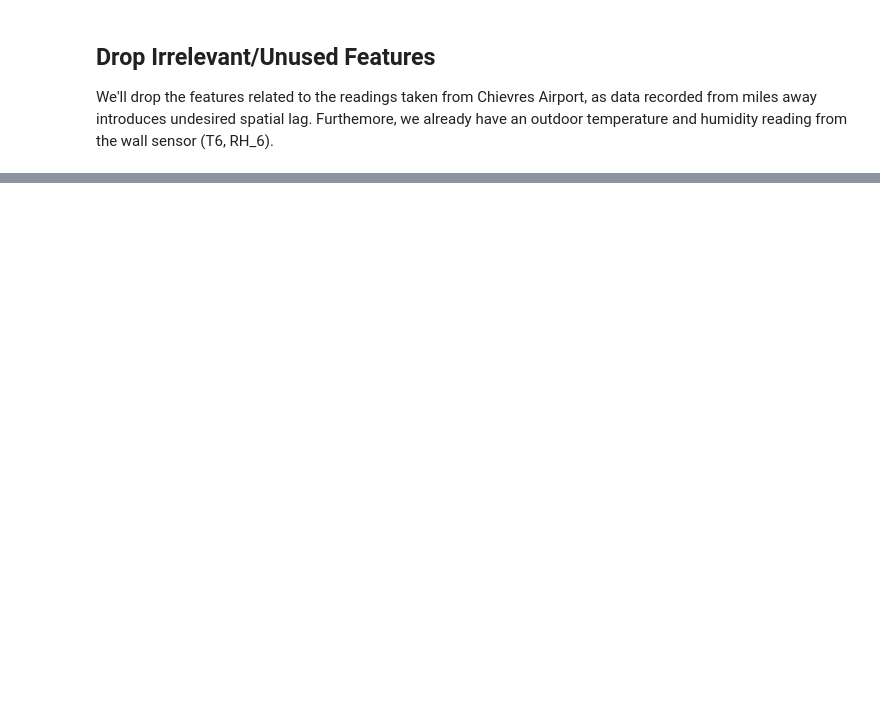
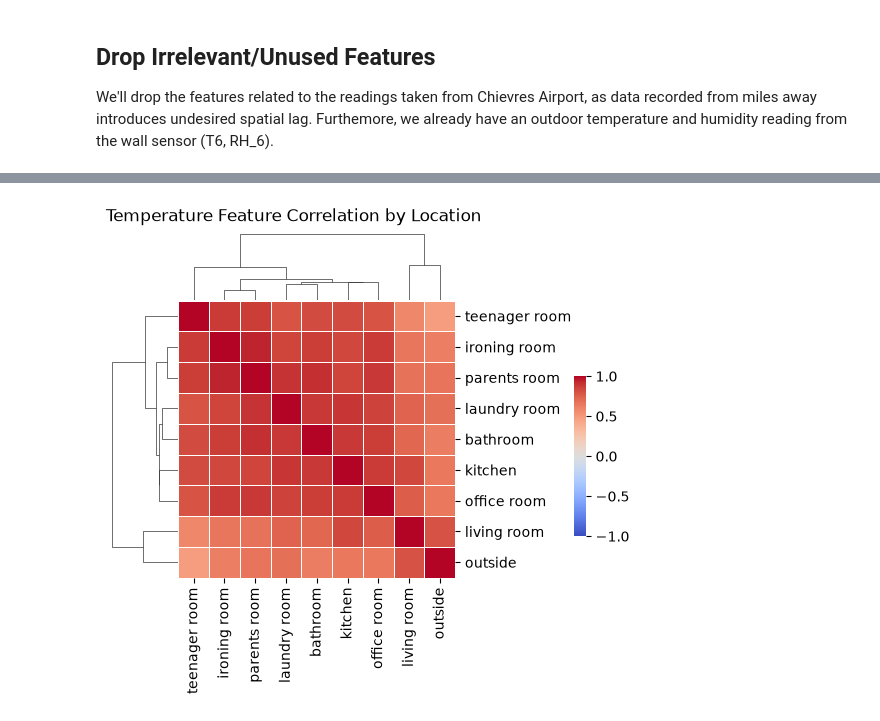
Before and after one commit to husnazainurin/energy-forecasting, a Jupyter notebook: notebooks/01_data_exploration.ipynb, the cells around one changed output, grey strips where cells are left out. Saved outputs shown, nothing was run; the diff lists cells and outputs as text; code cells hidden in the pictures; blank space fills up the shorter version.

Commit message:
docs: visualize temp and humidity correlation, add grouping strategy

```diff
--- a/notebooks/01_data_exploration.ipynb
+++ b/notebooks/01_data_exploration.ipynb
@@ -83,0 +151,81 @@ energy.dtypes
+# %%
+import matplotlib.pyplot as plt
+import seaborn as sns
+
+# Define location sequence
+loc = [
+    "kitchen",
+    "living room",
+    "laundry room",
+    "office room",
+    "bathroom",
+    "outside",
+    "ironing room",
+    "teenager room",
+    "parents room",
+]
+
+# Initialize column names T1 - T9 and RH_1 - RH_9
+temp_feature = [f"T{i+1}" for i in range(9)]
+humid_feature = [f"RH_{i+1}" for i in range(9)]
+
+# Calculate correlations
+temp_corr = energy[temp_feature].corr(method="pearson")
+humid_corr = energy[humid_feature].corr(method="pearson")
+
+# Temperature Features
+# ---
+cg_temp = sns.clustermap(
+    temp_corr,
+    cmap="coolwarm",
+    vmin=-1,
+    vmax=1,
+    annot=False,
+    linewidths=0.5,
+    figsize=(4, 4),
+    cbar_pos=(1.2, 0.2, 0.03, 0.4),
+)
+
+# Reorder locations based on temperature dendrogram
+temp_labels = [loc[i] for i in cg_temp.dendrogram_col.reordered_ind]
+
+# Set X and Y labels
+cg_temp.ax_heatmap.set_xticklabels(temp_labels, rotation=90)
+cg_temp.ax_heatmap.set_yticklabels(temp_labels, rotation=0)
+
+# Set title
+cg_temp.fig.suptitle(
+    "Temperature Feature Correlation by Location", y=1.02, fontsize=12
+)
+
+
+# Humidity Features
+# ---
+cg_humid = sns.clustermap(
+    humid_corr,
+    cmap="coolwarm",
+    vmin=-1,
+    vmax=1,
+    annot=False,
+    linewidths=0.5,
+    figsize=(4, 4),
+    cbar_pos=(1.2, 0.2, 0.03, 0.4),
+)
+
+# Reorder locations based on humidity dendrogram
+humid_labels = [loc[i] for i in cg_humid.dendrogram_col.reordered_ind]
+
+# Set X and Y labels
+cg_humid.ax_heatmap.set_xticklabels(humid_labels, rotation=90)
+cg_humid.ax_heatmap.set_yticklabels(humid_labels, rotation=0)
+
+# Set title
+cg_humid.fig.suptitle(
+    "Humidity Feature Correlation by Location", y=1.02, fontsize=12
+)
+
+# Render both figures
+plt.tight_layout()
+plt.show()
+# %% [output]
+[figure, added]
```
Also changed, not shown: parts of 8 cells of this notebook.
